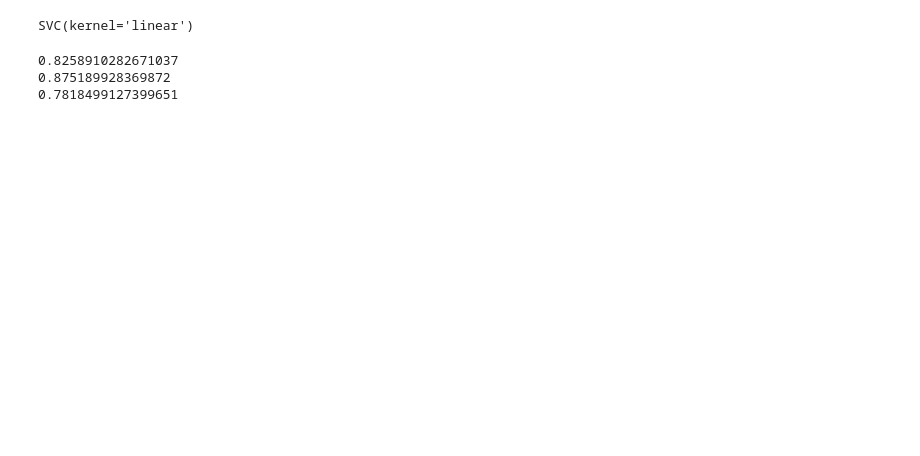
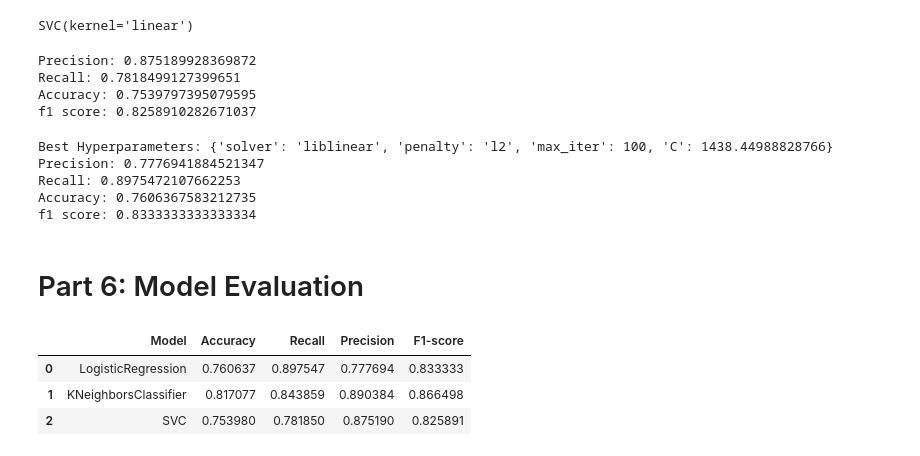
Before and after one commit to mahinbindra/schulich_data_science, a Jupyter notebook: DataScience Project/MBAN 6110: Data Science I Group Project.ipynb, the cells around one changed output. Drawn from its saved outputs; the diff is of its cells as text; code cells hidden in the pictures; blank space fills up the shorter version.

```diff
--- a/DataScience Project/Final_project (1).ipynb
+++ b/DataScience Project/MBAN 6110: Data Science I Group Project.ipynb
@@ -566,7 +603,7 @@ from sklearn.model_selection import RandomizedSearchCV
 # %%
 svc_params = {'kernel':['linear','poly', 'rbf']}
 
-rs_svc = RandomizedSearchCV(svc, svc_params, n_iter=3, cv=10, scoring='precision')
+rs_svc = RandomizedSearchCV(svc, svc_params, n_iter=4, cv=10, scoring='precision')
 rs_svc.fit(X_train, y_train)
 rs_svc.best_estimator_
 # %% [output]
@@ -578,10 +615,61 @@ svc_best.fit(X_train, y_train)
 
 pred_svc_best = svc_best.predict(X_test)
 
-print(f1_score(pred_svc_best, y_test))
-print(precision_score(pred_svc_best, y_test))
-print(recall_score(pred_svc_best, y_test))
+f1_score_svc = f1_score(pred_svc_best, y_test)
+precision_svc = precision_score(pred_svc_best, y_test)
+recall_svc = recall_score(pred_svc_best, y_test)
+accuracy_svc = accuracy_score(pred_svc_best, y_test)
+
+print("Precision:", precision_svc)
+print("Recall:", recall_svc)
+print("Accuracy:", accuracy_svc)
+print("f1 score:", f1_score_svc)
 # %% [output]
-0.8258910282671037
-0.875189928369872
-0.7818499127399651
+Precision: 0.875189928369872
+Recall: 0.7818499127399651
+Accuracy: 0.7539797395079595
+f1 score: 0.8258910282671037
+# %%
+# Define the hyperparameter search space for Logistic Regression
+log_params = { 'penalty': ['l1', 'l2'], 'C': np.logspace(-4, 4, 20), 'solver': ['liblinear', 'saga'], 'max_iter': [100, 500, 1000]}
+logreg = LogisticRegression()
+rs_logreg = RandomizedSearchCV(logreg, log_params, n_iter=50, cv=5, scoring='precision', random_state=42)
+rs_logreg.fit(X_train, y_train)
+best_params = rs_logreg.best_params_
+best_logreg = rs_logreg.best_estimator_
+# %%
+y_pred = best_logreg.predict(X_test)
+
+# Evaluate the model's performance
+precision_log = precision_score(y_test, y_pred)
+recall_log = recall_score(y_test, y_pred)
+accuracy_log = accuracy_score(y_test, y_pred)
+f1_score_log = f1_score(y_test, y_pred)
+
+print("Best Hyperparameters:", best_params)
+print("Precision:", precision_log)
+print("Recall:", recall_log)
+print("Accuracy:", accuracy_log)
+print("f1 score:", f1_score_log)
+# %% [output]
+Best Hyperparameters: {'solver': 'liblinear', 'penalty': 'l2', 'max_iter': 100, 'C': 1438.44988828766}
+Precision: 0.7776941884521347
+Recall: 0.8975472107662253
+Accuracy: 0.7606367583212735
+f1 score: 0.8333333333333334
+# %% [markdown]
+# Part 6: Model Evaluation
+# %%
+data = {'Model': ['LogisticRegression', 'KNeighborsClassifier', 'SVC'],
+        'Accuracy': [accuracy_log, accuracy_knn, accuracy_svc],
+        'Recall': [recall_log, recall_knn, recall_svc],
+        'Precision': [precision_log, precision_knn, precision_svc],
+        'F1-score': [f1_score_log, f1_score_knn, f1_score_svc]}
+
+results = pd.DataFrame(data)
+results
+# %% [output]
+|  | Model | Accuracy | Recall | Precision | F1-score |
+| 0 | LogisticRegression | 0.760637 | 0.897547 | 0.777694 | 0.833333 |
+| 1 | KNeighborsClassifier | 0.817077 | 0.843859 | 0.890384 | 0.866498 |
+| 2 | SVC | 0.753980 | 0.781850 | 0.875190 | 0.825891 |
```
Also changed, not shown: parts of 14 cells of this notebook.
